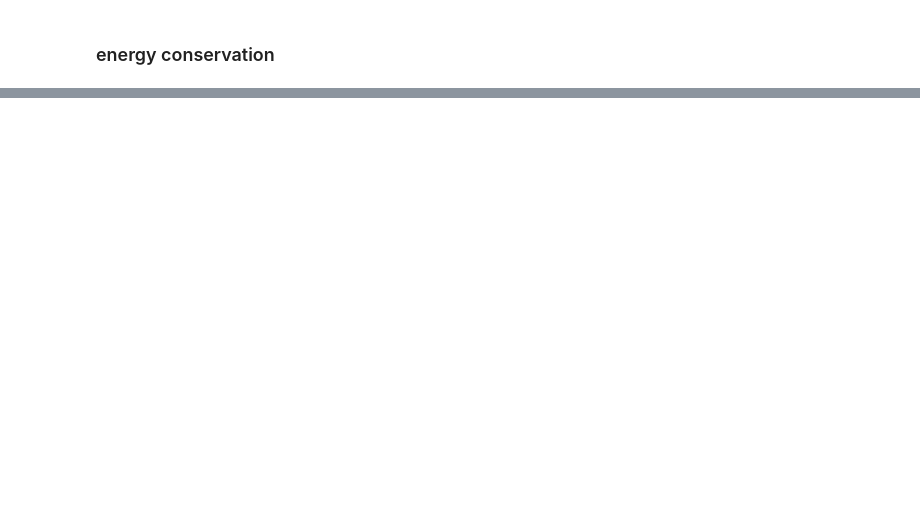
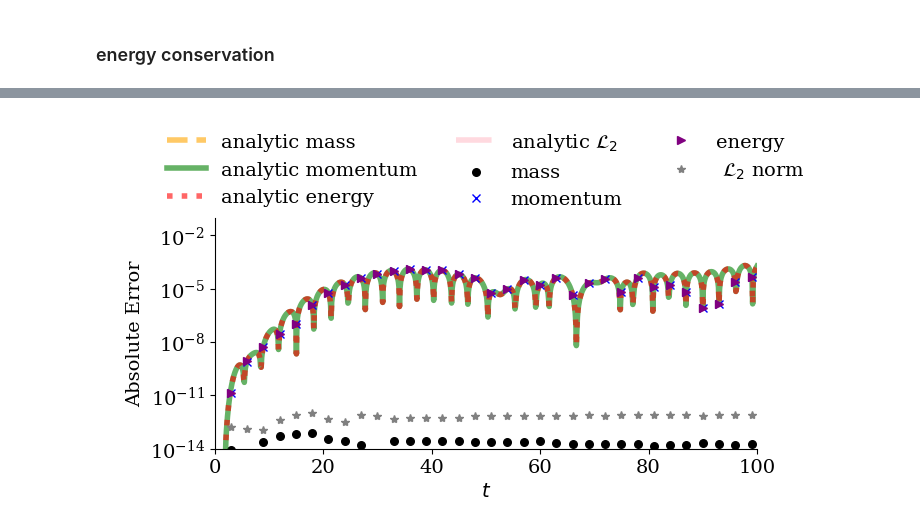
Before and after one commit to opaliss/SW-Conservative-Closure, a Jupyter notebook: SW/Langmuir wave SW.ipynb, the cells around one changed output, grey strips where cells are left out. Cells and saved outputs as stored; diff of their text form; code cells hidden in the pictures; blank space fills up the shorter version.

```diff
--- a/SW/Langmuir wave SW.ipynb
+++ b/SW/Langmuir wave SW.ipynb
@@ -289,26 +277,28 @@ for ii in range(0, len(sol_midpoint_t)):
 # %%
 # plot overall conservation properties
 fig, ax = plt.subplots(ncols=1, figsize=(7, 3))
-ax.plot(sol_midpoint_t, np.abs(sol_midpoint_u[-2]), "--", c="orange", linewidth=4, alpha=0.6, label=r"analytic mass")
-ax.plot(sol_midpoint_t, np.abs(sol_midpoint_u[-4]), "-", c="green", linewidth=4, alpha=0.6, label=r"analytic momentum")
-#ax.plot(sol_midpoint_t, np.abs(sol_midpoint_u[-6]), ":", c="red", linewidth=4, alpha=0.6, label=r"analytic energy")
+ax.plot(sol_midpoint_t, np.abs(sol_midpoint_u[-1]), "--", c="orange", linewidth=4, alpha=0.6, label=r"analytic mass")
+ax.plot(sol_midpoint_t, np.abs(sol_midpoint_u[-3]), "-", c="green", linewidth=4, alpha=0.6, label=r"analytic momentum")
+ax.plot(sol_midpoint_t, np.abs(sol_midpoint_u[-5]), ":", c="red", linewidth=4, alpha=0.6, label=r"analytic energy")
 ax.plot(sol_midpoint_t, np.abs(sol_midpoint_u[-7]), "-.", c="pink", linewidth=4, alpha=0.6, label=r"analytic $\mathcal{L}_{2}$")
 
 ax.scatter(sol_midpoint_t[::30], np.abs(mass_midpoint-mass_midpoint[0])[::30], s=30, color="black", label=r"mass")
 ax.plot(sol_midpoint_t[::30], np.abs(momentum_midpoint-momentum_midpoint[0])[::30], "x", color="blue", label=r"momentum")
 ax.plot(sol_midpoint_t[::30], np.abs(energy_p_midpoint + energy_k_midpoint -energy_p_midpoint[0]-energy_k_midpoint[0])[::30], ">", color="purple", label=r"energy")
 ax.plot(sol_midpoint_t[::30], np.abs(L2_midpoint-L2_midpoint[0])[::30], "*", c="grey", label=r" $\mathcal{L}_{2}$ norm")
 
 
 ax.set_ylim(10**-14, 10**-1)
 ax.spines['right'].set_visible(False)
 ax.spines['top'].set_visible(False)
 ax.set_ylabel(r"Absolute Error")
 #ax.set_xticks([0, 5, 10, 15, 20])
 ax.set_xlabel("$t$")
 ax.set_xlim(0, sol_midpoint_t[-1])
 ax.set_yscale("log")
 legend = ax.legend(ncols=3, fontsize=14, loc='upper center', bbox_to_anchor=(0.5, 1.45))
 text = ax.text(-0.2,1.05, " ", transform=ax.transAxes)
 legend.get_frame().set_alpha(0)
 plt.savefig("../figs/SW/langmuir/conservation_" + str(Nv) + "_langmuir_wave_SW_" + str(closure) + ".png", bbox_inches='tight', dpi=600)
+# %% [output]
+[figure, added]
```
Also changed, not shown: parts of 12 cells of this notebook.
